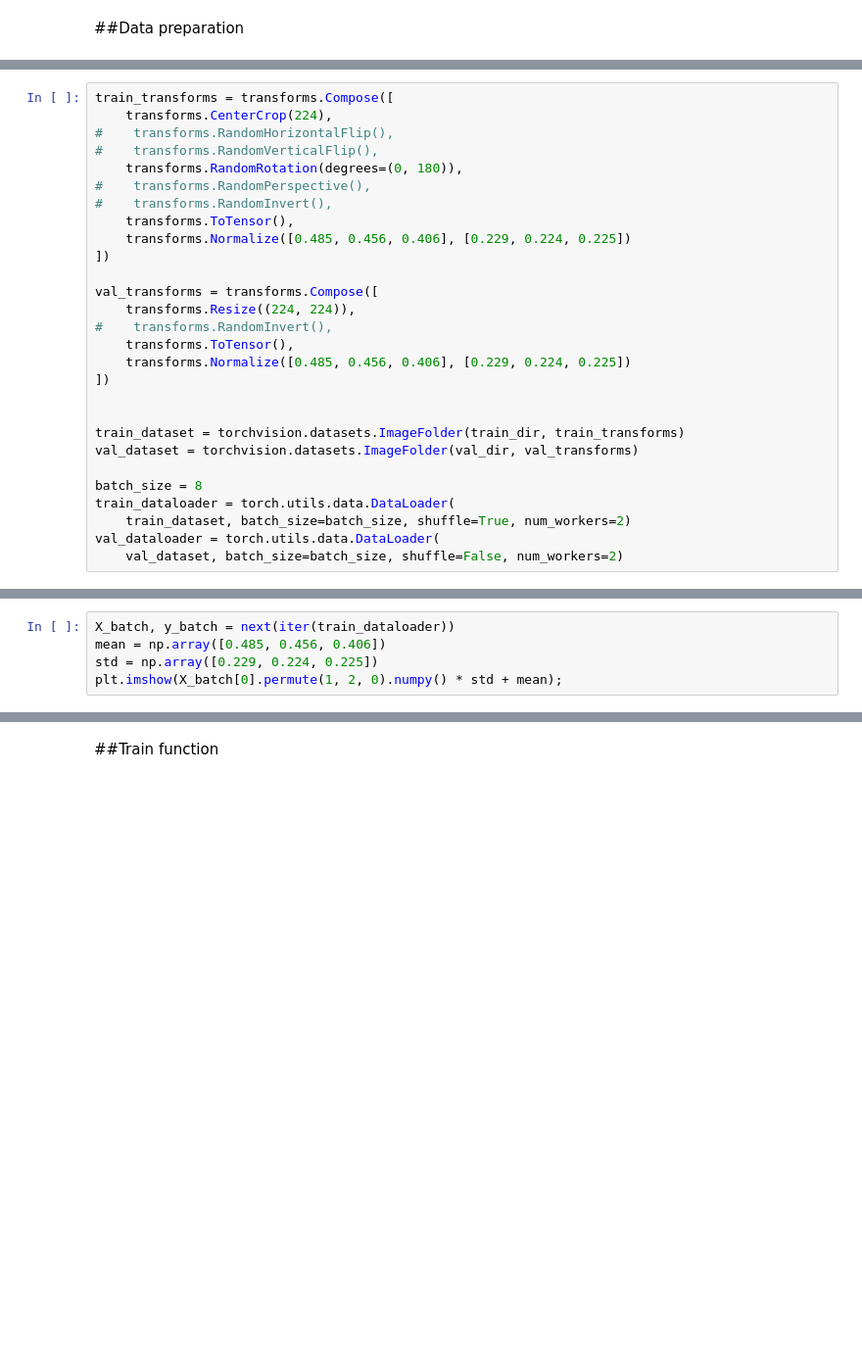
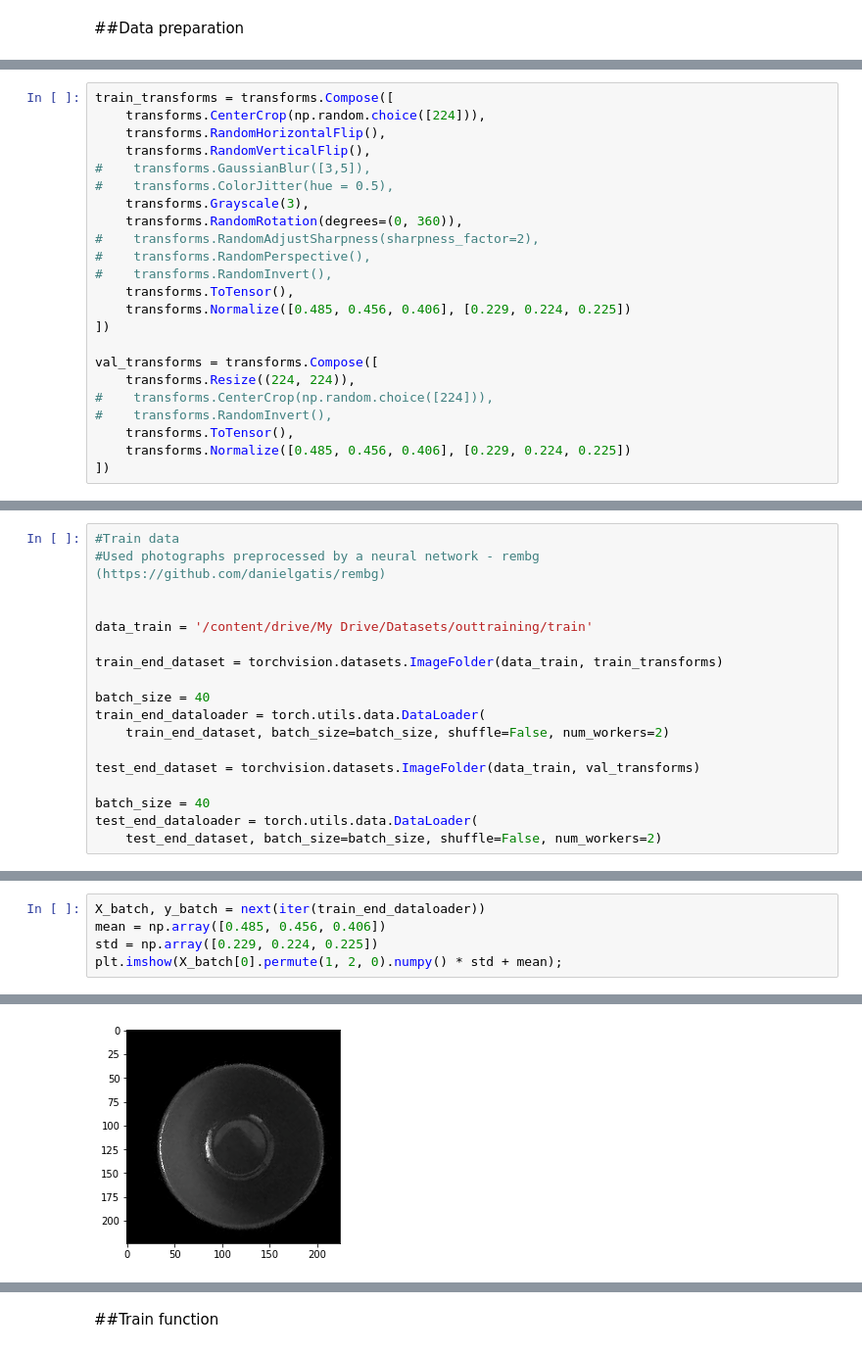
Before and after one commit to ZerlGray/SDA, a Jupyter notebook: SDA.ipynb, the cells around one changed output, grey strips where cells are left out. Shown at 98% size. Saved outputs shown, nothing was run; the diff lists cells and outputs as text; blank space fills up the shorter version.

```diff
--- a/SDA.ipynb
+++ b/SDA.ipynb
@@ -28,9 +65,13 @@ import copy
 # %%
 train_transforms = transforms.Compose([
-    transforms.CenterCrop(224),
-#    transforms.RandomHorizontalFlip(),
-#    transforms.RandomVerticalFlip(),
-    transforms.RandomRotation(degrees=(0, 180)),
+    transforms.CenterCrop(np.random.choice([224])),
+    transforms.RandomHorizontalFlip(),
+    transforms.RandomVerticalFlip(),
+#    transforms.GaussianBlur([3,5]),
+#    transforms.ColorJitter(hue = 0.5),
+    transforms.Grayscale(3),
+    transforms.RandomRotation(degrees=(0, 360)),
+#    transforms.RandomAdjustSharpness(sharpness_factor=2),
 #    transforms.RandomPerspective(),
 #    transforms.RandomInvert(),
     transforms.ToTensor(),
@@ -39,17 +80,8 @@ train_transforms = transforms.Compose([
 
 val_transforms = transforms.Compose([
     transforms.Resize((224, 224)),
+#    transforms.CenterCrop(np.random.choice([224])),
 #    transforms.RandomInvert(),
     transforms.ToTensor(),
     transforms.Normalize([0.485, 0.456, 0.406], [0.229, 0.224, 0.225])
 ])
-
-
-train_dataset = torchvision.datasets.ImageFolder(train_dir, train_transforms)
-val_dataset = torchvision.datasets.ImageFolder(val_dir, val_transforms)
-
-batch_size = 8
-train_dataloader = torch.utils.data.DataLoader(
-    train_dataset, batch_size=batch_size, shuffle=True, num_workers=2)
-val_dataloader = torch.utils.data.DataLoader(
-    val_dataset, batch_size=batch_size, shuffle=False, num_workers=2)
@@ -63,0 +88,18 @@ len(train_dataloader), len(train_end_dataset)
+# %%
+#Train data
+#Used photographs preprocessed by a neural network - rembg (https://github.com/danielgatis/rembg)
+
+
+data_train = '/content/drive/My Drive/Datasets/outtraining/train'
+
+train_end_dataset = torchvision.datasets.ImageFolder(data_train, train_transforms)
+
+batch_size = 40
+train_end_dataloader = torch.utils.data.DataLoader(
+    train_end_dataset, batch_size=batch_size, shuffle=False, num_workers=2)
+
+test_end_dataset = torchvision.datasets.ImageFolder(data_train, val_transforms)
+
+batch_size = 40
+test_end_dataloader = torch.utils.data.DataLoader(
+    test_end_dataset, batch_size=batch_size, shuffle=False, num_workers=2)
@@ -64,5 +116,6 @@ len(train_dataloader), len(train_end_dataset)
 # %%
-X_batch, y_batch = next(iter(train_dataloader))
+X_batch, y_batch = next(iter(train_end_dataloader))
 mean = np.array([0.485, 0.456, 0.406])
 std = np.array([0.229, 0.224, 0.225])
 plt.imshow(X_batch[0].permute(1, 2, 0).numpy() * std + mean);
+# %% [output]
@@ -69,3 +123,4 @@ plt.imshow(X_batch[0].permute(1, 2, 0).numpy() * std + mean);
+[figure, added]
 # %%
 def show_input(input_tensor, title=''):
     image = input_tensor.permute(1, 2, 0).numpy()
```
Also changed, not shown: parts of 29 cells of this notebook.
